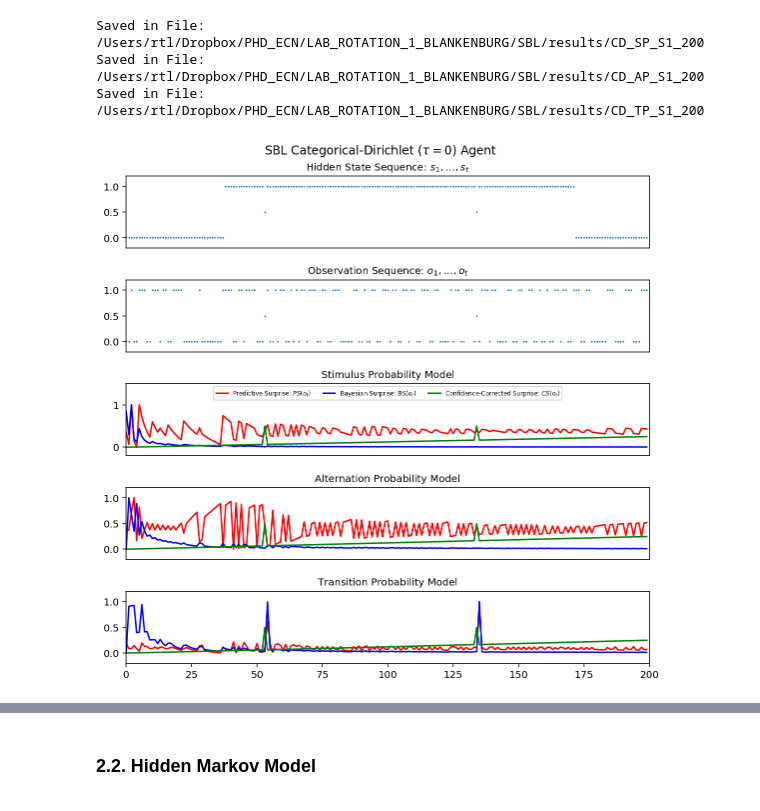
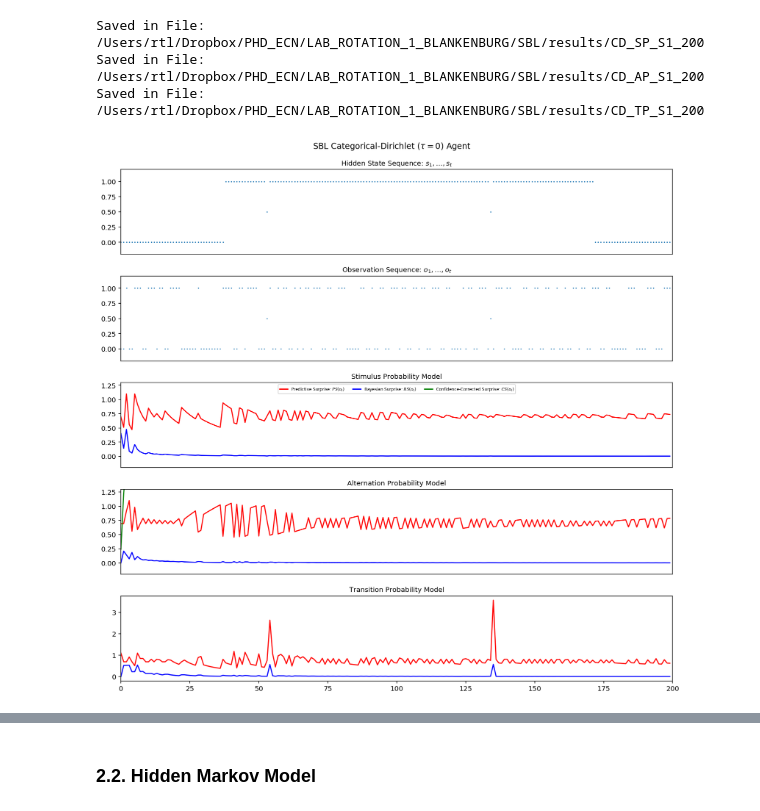
Before and after one commit to RobertTLange/SequentialBayesianLearning, a Jupyter notebook: workspace.ipynb, the cells around one changed output, grey strips where cells are left out. Saved outputs shown, nothing was run; the diff lists cells and outputs as text; code cells hidden in the pictures.

```diff
--- a/workspace.ipynb
+++ b/workspace.ipynb
@@ -238,9 +238,9 @@ SP_CD = load_obj(results_dir + "CD_" + "SP" + "_" + sample_file + ".pkl")
 AP_CD = load_obj(results_dir + "CD_" + "AP" + "_" + sample_file + ".pkl")
 TP_CD = load_obj(results_dir + "CD_" + "TP" + "_" + sample_file + ".pkl")
 # %%
-plot_surprise(SP_CD, AP_CD, TP_CD,
+plot_surprise(SP_CD, AP_CD, TP_CD, normalize=False,
               title=r"Categorical-Dirichlet ($\tau = 0$)",
               max_t=200,
-              save_pic=False)
+              save_fname=fig_dir + "cd_tau_0.png")
 # %% [output]
-[figure, old version]
+[figure, new version]
```
Also changed, not shown: parts of 8 cells of this notebook, 9 other files.
